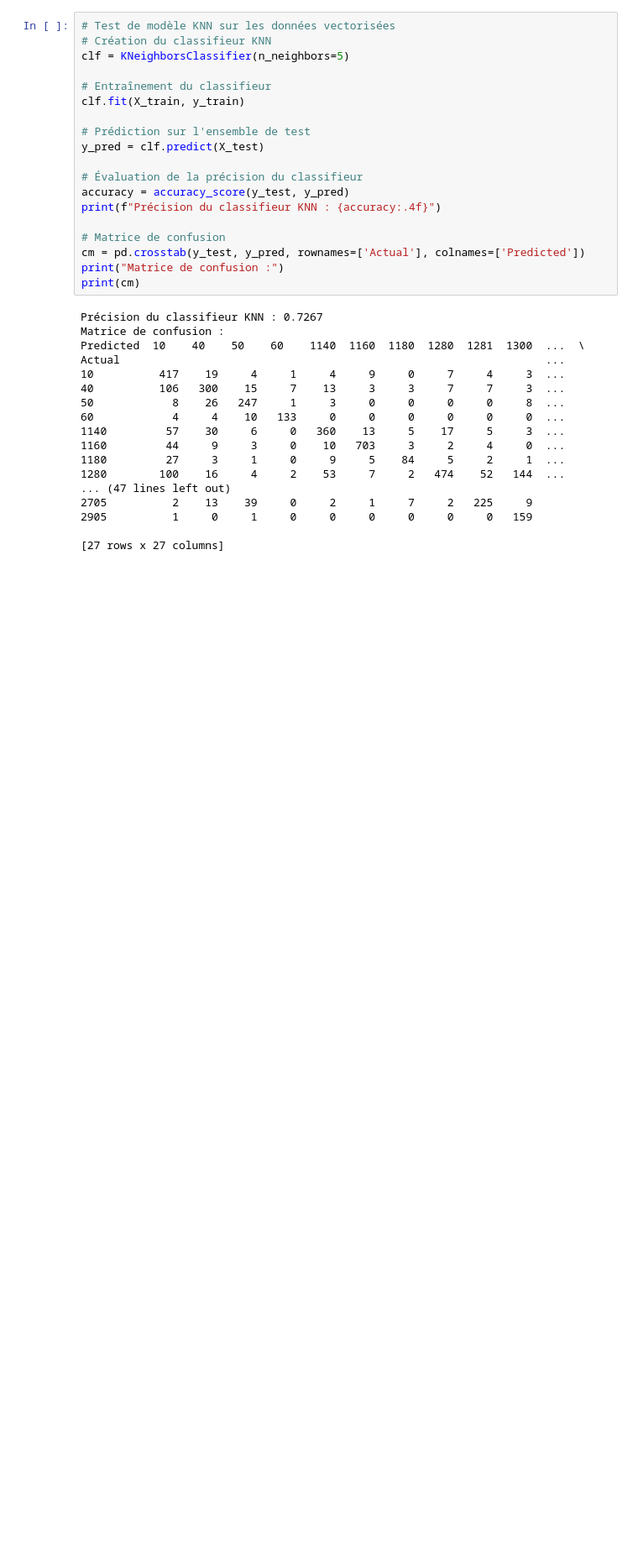
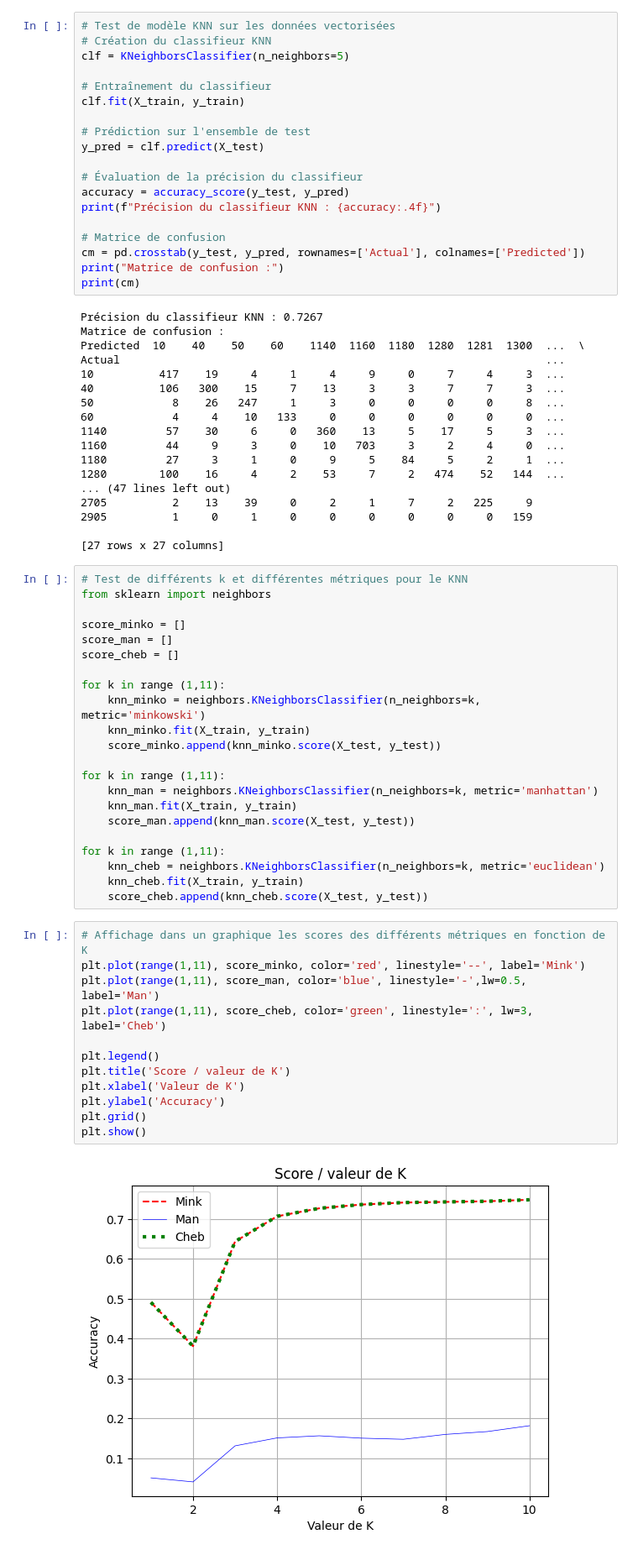
Before and after one commit to YacineA7/Rakuten-MLE-DEC25, a Jupyter notebook: notebooks/DataExploration_1.ipynb, the cells around one changed output. Shown at 84% size. Cells and saved outputs as stored; diff of their text form; blank space fills up the shorter version.

Commit message:
Ajout de la vectorization du texte pour l'entrainement des modèles
Ajout du modèle KNN pour la classification, avec test de différentes métriques et différents k

```diff
--- a/notebooks/DataExploration_1.ipynb
+++ b/notebooks/DataExploration_1.ipynb
@@ -283,3 +283,39 @@ Actual                                                                 ...
 2905          1     0     1     0     0     0     0     0     0   159
 
 [27 rows x 27 columns]
+# %%
+# Test de différents k et différentes métriques pour le KNN
+from sklearn import neighbors
+
+score_minko = []
+score_man = []
+score_cheb = []
+
+for k in range (1,11):
+    knn_minko = neighbors.KNeighborsClassifier(n_neighbors=k, metric='minkowski')
+    knn_minko.fit(X_train, y_train)
+    score_minko.append(knn_minko.score(X_test, y_test))
+
+for k in range (1,11):
+    knn_man = neighbors.KNeighborsClassifier(n_neighbors=k, metric='manhattan')
+    knn_man.fit(X_train, y_train)
+    score_man.append(knn_man.score(X_test, y_test))
+
+for k in range (1,11):
+    knn_cheb = neighbors.KNeighborsClassifier(n_neighbors=k, metric='euclidean')
+    knn_cheb.fit(X_train, y_train)
+    score_cheb.append(knn_cheb.score(X_test, y_test))
+# %%
+# Affichage dans un graphique les scores des différents métriques en fonction de K
+plt.plot(range(1,11), score_minko, color='red', linestyle='--', label='Mink')
+plt.plot(range(1,11), score_man, color='blue', linestyle='-',lw=0.5, label='Man')
+plt.plot(range(1,11), score_cheb, color='green', linestyle=':', lw=3, label='Cheb')
+
+plt.legend()
+plt.title('Score / valeur de K')
+plt.xlabel('Valeur de K')
+plt.ylabel('Accuracy')
+plt.grid()
+plt.show()
+# %% [output]
+[figure, added]
```
